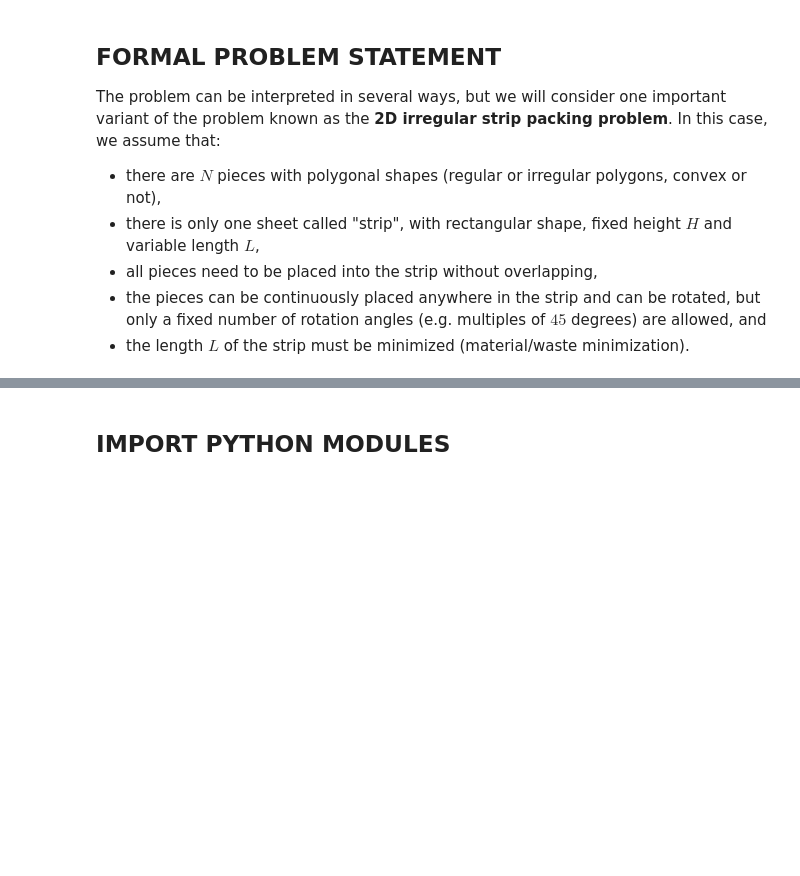
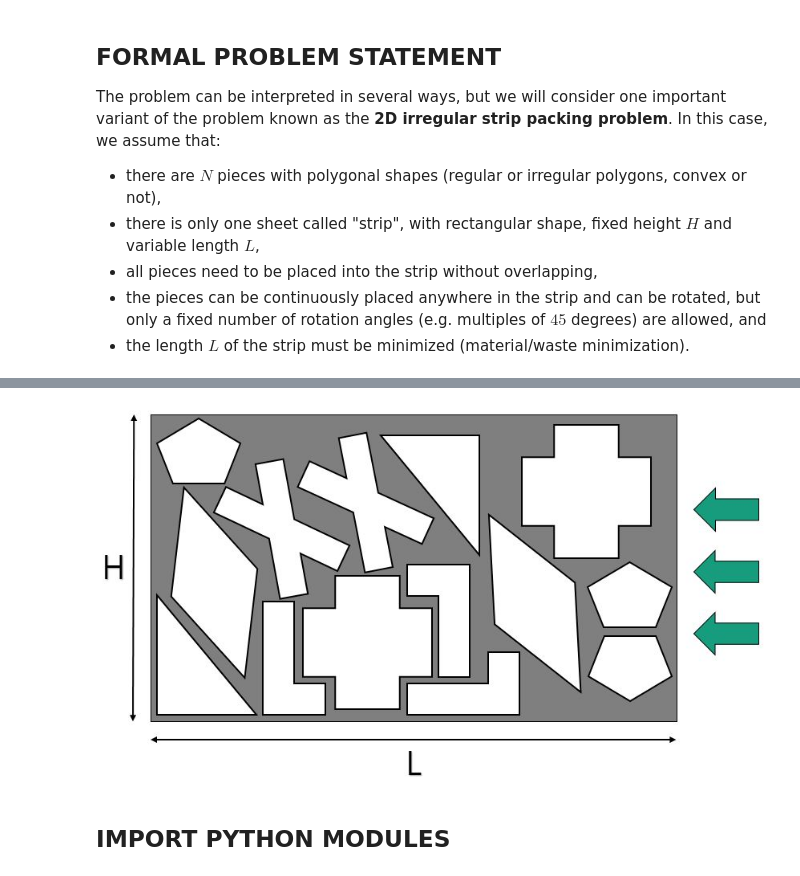
Before and after one commit to SEQUOIA-Demonstrators/TRUMPF, a Jupyter notebook: demonstrator.ipynb, the cells around one changed output, grey strips where cells are left out. Saved outputs shown, nothing was run; the diff lists cells and outputs as text; code cells hidden in the pictures; blank space fills up the shorter version.

```diff
--- a/demonstrator.ipynb
+++ b/demonstrator.ipynb
@@ -22,3 +39,7 @@ The problem can be interpreted in several ways, but we will consider one importa
+# %%
+Image(filename='illustration-layout.JPG')
+# %% [output]
+[figure, added]
 # %% [markdown]
 ## IMPORT PYTHON MODULES
 # %%
```
Also changed, not shown: parts of 31 cells of this notebook, 1 other file.
